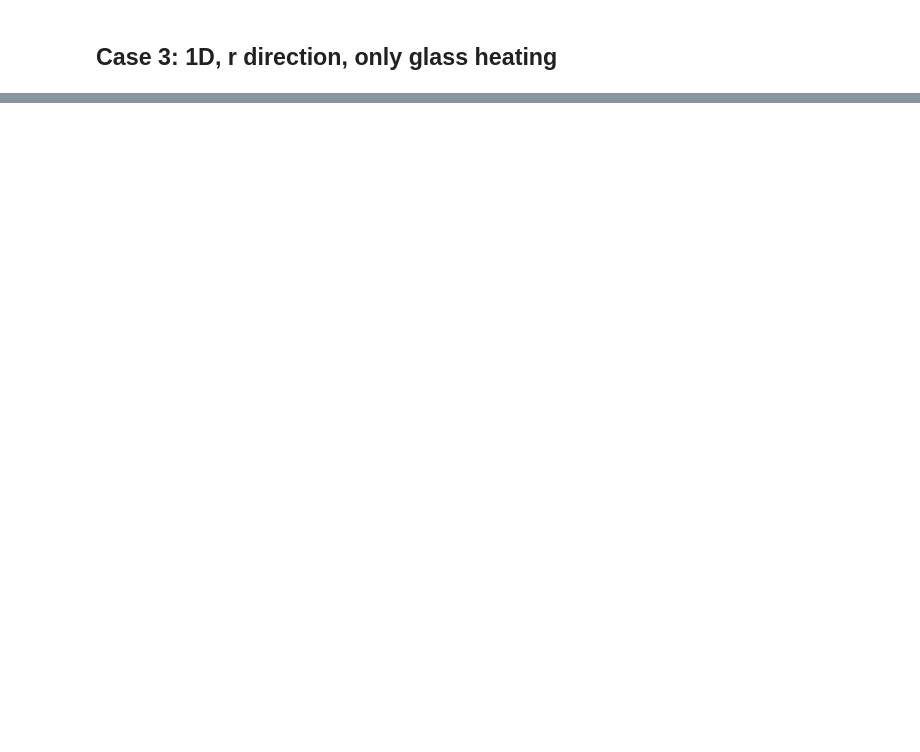
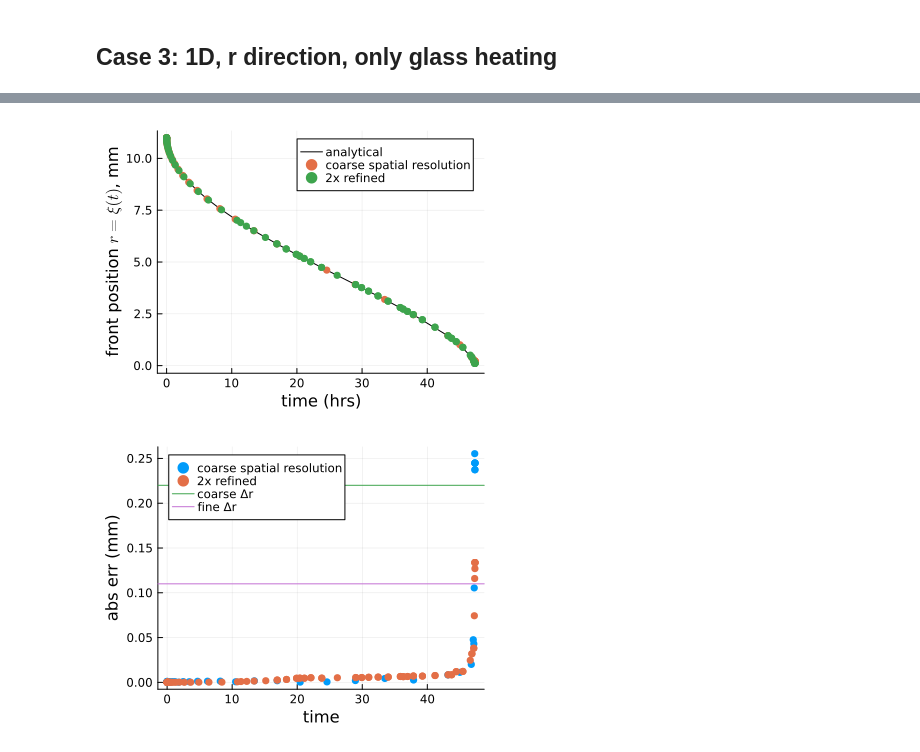
Before and after one commit to Ickaser/LevelSetSublimation.jl, a Jupyter notebook: notebooks/1D_verification_heat.ipynb, the cells around one changed output, grey strips where cells are left out. Saved outputs shown, nothing was run; the diff lists cells and outputs as text; code cells hidden in the pictures; blank space fills up the shorter version.

```diff
--- a/notebooks/1D_verification_heat.ipynb
+++ b/notebooks/1D_verification_heat.ipynb
@@ -197,7 +201,7 @@ casename = "sim_1D_r_glass"
 config_3a = deepcopy(config_base)
 config_3a[:init_prof] = :cyl
 config_3a[:Tw0] = 263.15u"K"
-config_3a[:cparams][:Kw = 1000u"W/m^2/K"
+config_3a[:cparams][:Kw] = 1000u"W/m^2/K"
 
 config_3b = deepcopy(config_3a)
 config_3b[:simgridsize] = simgrid_fine
@@ -280,0 +256,39 @@ Analytical: 170.15145477598008 kJ W^-1
+# %%
+p = plot(size=(400,300))
+plot!(uconvert.(u"hr", t3a), uconvert.(u"mm", ra3a), label="analytical", c=:black)
+scatter!(t3a, r3a, markerstrokewidth=0, label="coarse spatial resolution", )
+scatter!(t3b, r3b, markerstrokewidth=0, label="2x refined")
+# plot!(t3c, r3c, label="4x refined")
+plot!(xlabel="time (hrs)", ylabel="front position " *L"r=\xi(t)"*", mm")
+display(p)
+savefig(plotsdir("rad1d_gl_analytical.svg"))
+
+
+# dt_3a = t3a[end]/length(t3a)
+# dt_3b = t3b[end]/length(t3b)
+# # hline!([dt_3a], label="coarse Δt")
+# # hline!([dt_3b], label="fine Δt")
+# p = plot(size=(400, 300))
+# # scatter!((t3a - ta3a)/dt_3a, r3a ,markerstrokewidth=0, label="coarse spatial resolution")
+# # scatter!((t3b - ta3b)/dt_3b, r3b ,markerstrokewidth=0, label="2x refined")
+# scatter!(uconvert.(NoUnits, abs.((t3a - ta3a)./ta3a)), uconvert.(u"mm", r3a) ,markerstrokewidth=0, label="coarse spatial resolution")
+# scatter!(abs.((t3b - ta3b)./ta3b), r3b ,markerstrokewidth=0, label="2x refined spatial")
+# plot!(xlabel="relative time error, " * L"\frac{t_{sim}-t_{anl}}{t_{anl}}", ylabel="front position " *L"r=\xi(t)"*", mm")
+# # plot!(xlim=(0, .1))
+# hline!([simres3a["dom"].rmax]*1000, label="")
+# savefig(plotsdir("rad1d_gl_err_analytical.svg"))
+# p
+# # p
+
+# p = hline([0u"m"], label=permutedims(["no error", ]))
+p = plot(size=(400,300))
+scatter!(uconvert.(u"hr", t3a), uconvert.(u"mm", abs.(r3a - ra3a)), markerstrokewidth=0, label="coarse spatial resolution")
+scatter!(t3b, abs.(r3b - ra3b), markerstrokewidth=0, label="2x refined")
+hline!([simres3a["dom"].dr*u"m"], label="coarse Δr")
+hline!([simres3b["dom"].dr*u"m"], label="fine Δr")
+plot!(xlabel="time", ylabel="abs err (mm)")
+savefig(plotsdir("rad1d_gl_err_analytical.svg"))
+p
+# %% [output]
+[figure, added]
+[figure, added]
```
Also changed, not shown: parts of 8 cells of this notebook, 5 other files.
